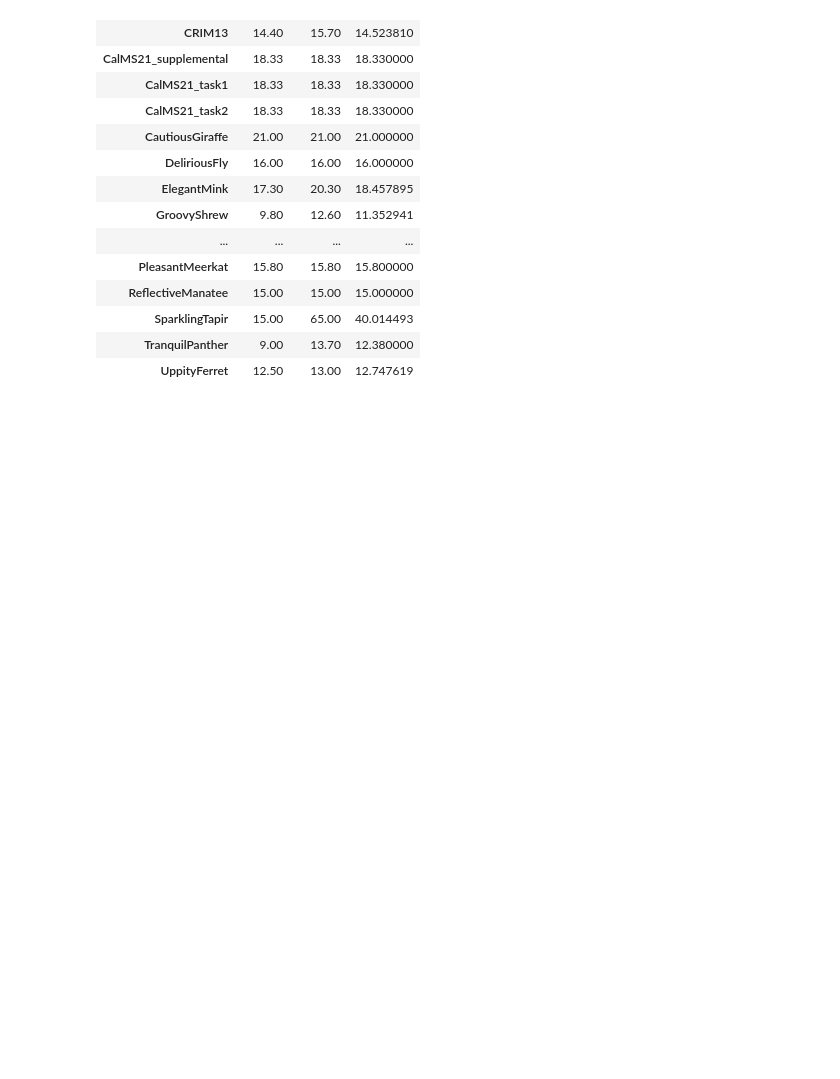
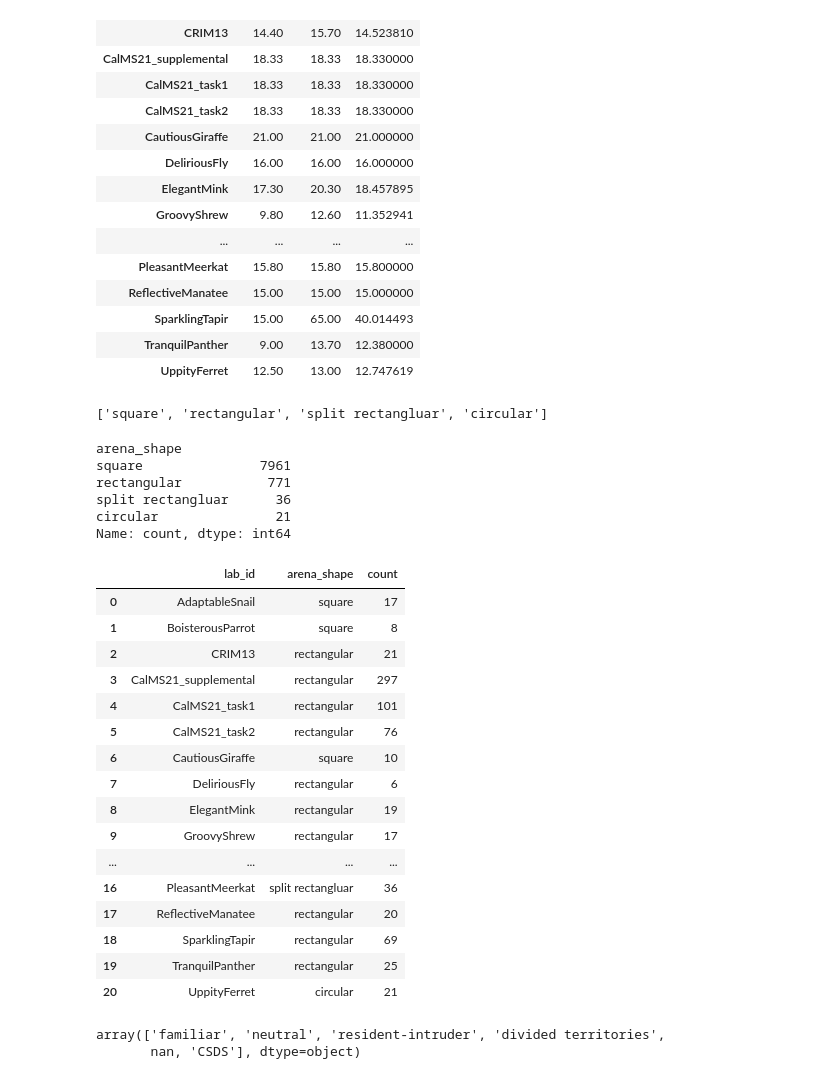
Before and after one commit to falsematrix/mabe, a Jupyter notebook: mabe_code/eda/baseline.ipynb, the cells around one changed output. Cells and saved outputs as stored; diff of their text form; code cells hidden in the pictures; blank space fills up the shorter version.

```diff
--- a/mabe_code/eda/baseline.ipynb
+++ b/mabe_code/eda/baseline.ipynb
@@ -238,3 +269,49 @@ pixels_df
 | SparklingTapir | 15.00 | 65.00 | 40.014493 |
 | TranquilPanther | 9.00 | 13.70 | 12.380000 |
 | UppityFerret | 12.50 | 13.00 | 12.747619 |
+# %%
+train_metadata["arena_shape"].unique().tolist()
+# %% [output]
+['square', 'rectangular', 'split rectangluar', 'circular']
+# %%
+train_metadata["arena_shape"].value_counts()
+# %% [output]
+arena_shape
+square               7961
+rectangular           771
+split rectangluar      36
+circular               21
+Name: count, dtype: int64
+# %%
+out = (
+    train_metadata
+    .groupby("lab_id")["arena_shape"]
+    .value_counts(dropna=False)
+    .rename("count")
+    .reset_index()
+)
+# columns: ["lab_id", "arena_shape", "count"]
+out
+# %% [output]
+|  | lab_id | arena_shape | count |
+| 0 | AdaptableSnail | square | 17 |
+| 1 | BoisterousParrot | square | 8 |
+| 2 | CRIM13 | rectangular | 21 |
+| 3 | CalMS21_supplemental | rectangular | 297 |
+| 4 | CalMS21_task1 | rectangular | 101 |
+| 5 | CalMS21_task2 | rectangular | 76 |
+| 6 | CautiousGiraffe | square | 10 |
+| 7 | DeliriousFly | rectangular | 6 |
+| 8 | ElegantMink | rectangular | 19 |
+| 9 | GroovyShrew | rectangular | 17 |
+| ... | ... | ... | ... |
+| 16 | PleasantMeerkat | split rectangluar | 36 |
+| 17 | ReflectiveManatee | rectangular | 20 |
+| 18 | SparklingTapir | rectangular | 69 |
+| 19 | TranquilPanther | rectangular | 25 |
+| 20 | UppityFerret | circular | 21 |
+# %%
+train_metadata["arena_type"].unique()
+# %% [output]
+array(['familiar', 'neutral', 'resident-intruder', 'divided territories',
+       nan, 'CSDS'], dtype=object)
```
Also changed, not shown: parts of 7 cells of this notebook, 1 other file.
